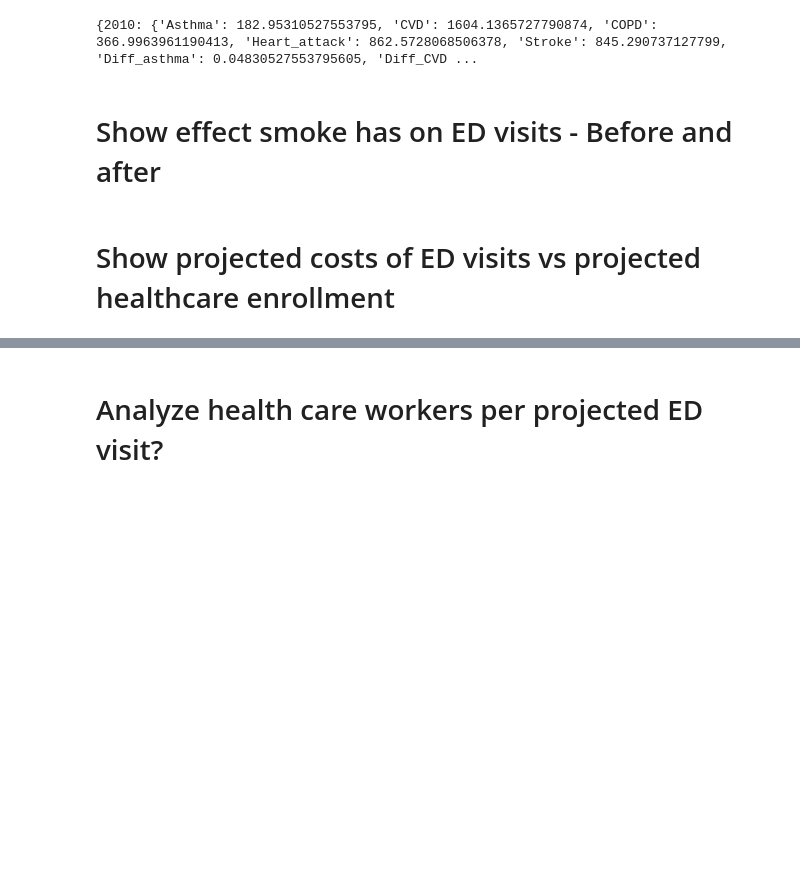
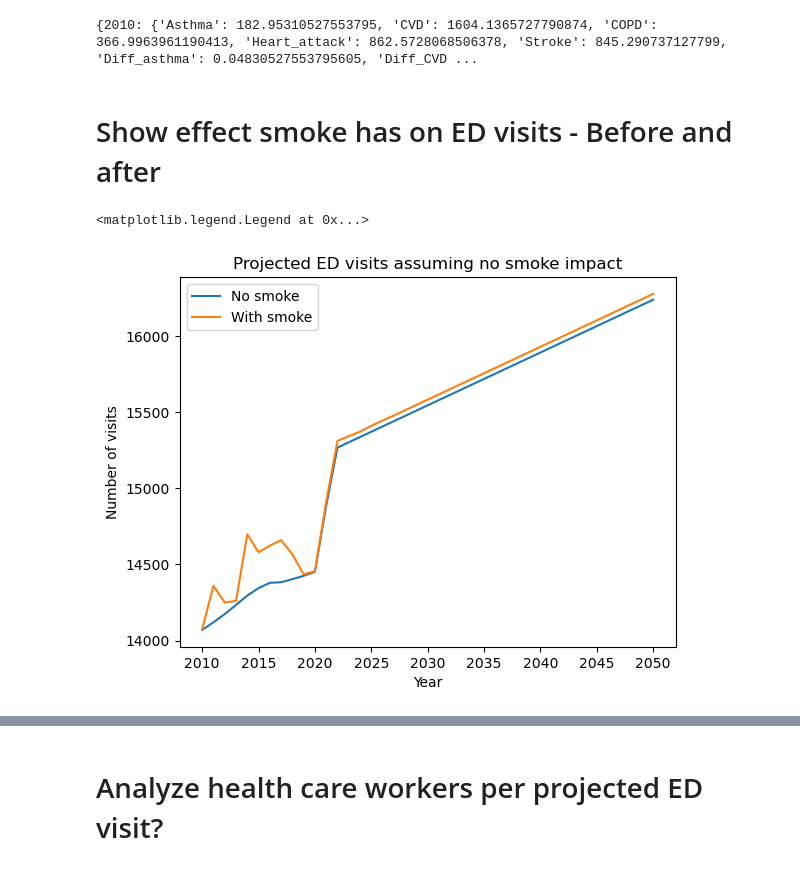
Before and after one commit to ZachBowyer/data-512-common_analysis, a Jupyter notebook: Src/Extended_Analysis.ipynb, the cells around one changed output, grey strips where cells are left out. Saved outputs shown, nothing was run; the diff lists cells and outputs as text; code cells hidden in the pictures; blank space fills up the shorter version.

```diff
--- a/Src/Extended_Analysis.ipynb
+++ b/Src/Extended_Analysis.ipynb
@@ -392,7 +460,23 @@ for year in ED_visits_no_smoke.keys():
 print(ED_visits_with_smoke)
 # %% [output]
 {2010: {'Asthma': 182.95310527553795, 'CVD': 1604.1365727790874, 'COPD': 366.9963961190413, 'Heart_attack': 862.5728068506378, 'Stroke': 845.290737127799, 'Diff_asthma': 0.04830527553795605, 'Diff_CVD ...
-# %% [markdown]
-# Show effect smoke has on ED visits - Before and after
-# %% [markdown]
-# Show projected costs of ED visits vs projected healthcare enrollment
+# %% [markdown]
+# Show effect smoke has on ED visits - Before and after
+# %%
+years = []
+Totals_no_smoke = []
+Totals_with_smoke = []
+
+for year in ED_visits_no_smoke.keys():
+    years.append(year)
+    Totals_no_smoke.append(ED_visits_no_smoke[year]["total"])
+    Totals_with_smoke.append(ED_visits_no_smoke[year]["total"] + ED_visits_with_smoke[year]["Diff_total"])
+plt.plot(years, Totals_no_smoke, label="No smoke")
+plt.plot(years, Totals_with_smoke, label="With smoke")
+plt.title("Projected ED visits assuming no smoke impact")
+plt.xlabel("Year")
+plt.ylabel("Number of visits")
+plt.legend()
+# %% [output]
+<matplotlib.legend.Legend at 0x...>
+[figure, added]
```
Also changed, not shown: parts of 17 cells of this notebook.
